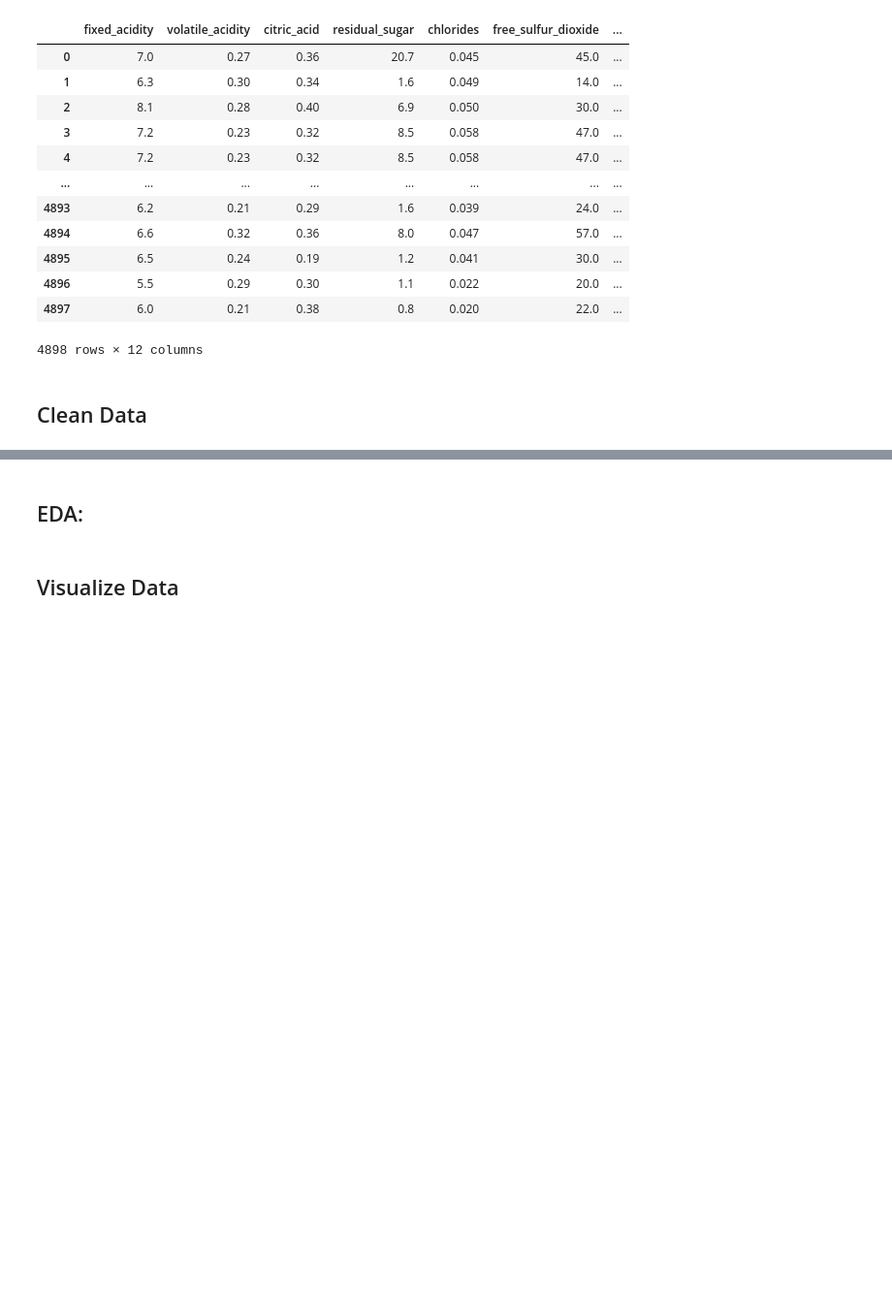
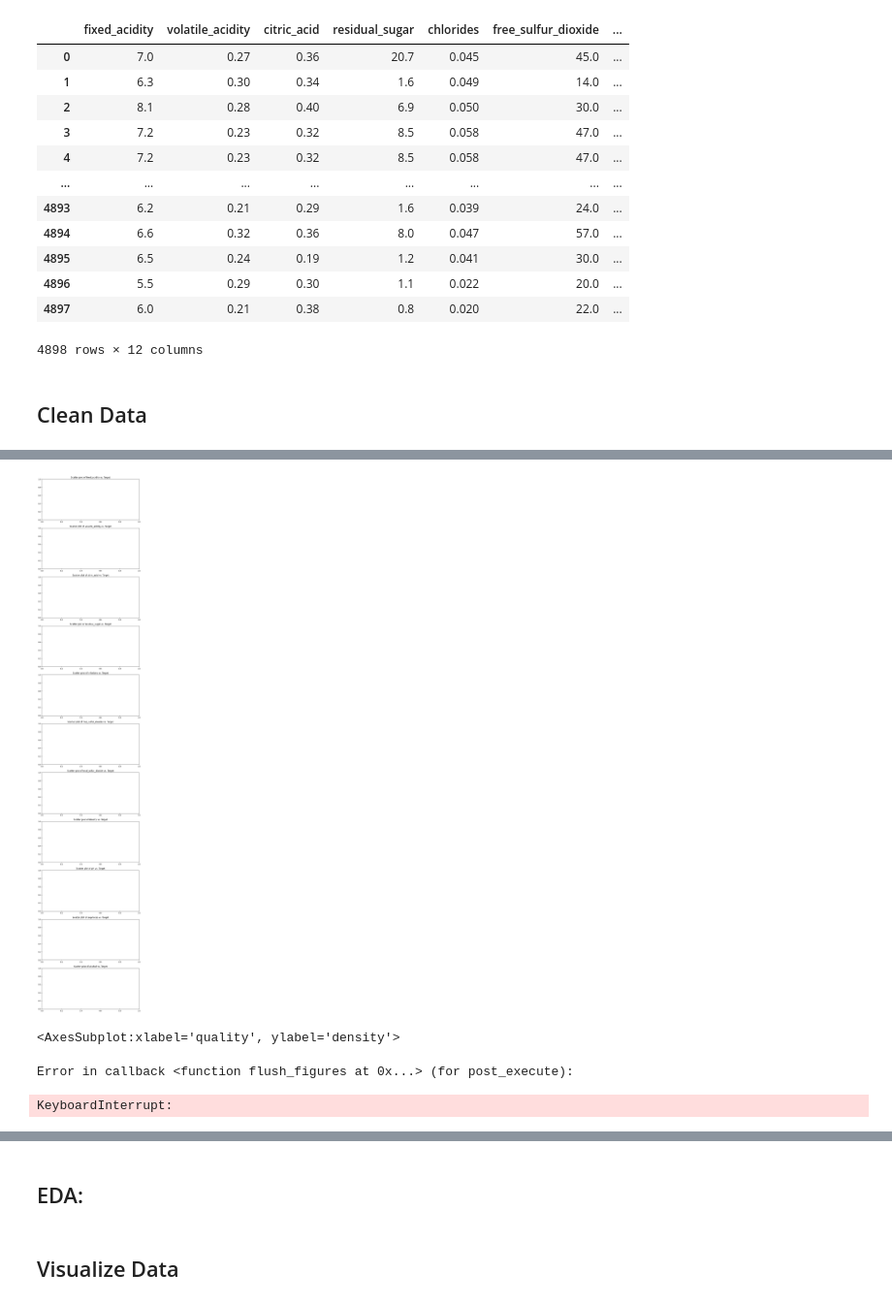
Before and after one commit to ZofiaSamsel/Wine_quality, a Jupyter notebook: main.ipynb, the cells around one changed output, grey strips where cells are left out. Shown at 97% size. Saved outputs shown, nothing was run; the diff lists cells and outputs as text; code cells hidden in the pictures; blank space fills up the shorter version.

```diff
--- a/main.ipynb
+++ b/main.ipynb
@@ -110,0 +125,28 @@ dtype: bool
+# %%
+#scatterplots
+import seaborn as sns
+# Assuming 'df' is your DataFrame and 'target' is the name of your target column
+
+# Select only the numerical feature columns, excluding the target
+feature_columns = df_wine_quality_features.columns
+
+# Set up the matplotlib figure
+fig, axs = plt.subplots(len(feature_columns), figsize=(10, 5*len(feature_columns)))
+
+# Create a scatter plot for each feature column against the target
+for i, col in enumerate(feature_columns):
+    #df_wine_quality.plot(kind='scatter', y=col, x='quality', ax=axs[i])
+    #sns.swarmplot(data = df_wine_quality, x = 'quality', y= col, ax=axs[i] )
+    axs[i].set_title(f'Scatter plot of {col} vs. Target')
+
+# Adjust the layout and show the plot
+#plt.tight_layout()
+plt.show()
+# %% [output]
+[figure, added]
+# %%
+sns.swarmplot(data = df_wine_quality, x = 'quality', y= 'density')
+# %% [output]
+<AxesSubplot:xlabel='quality', ylabel='density'>
+Error in callback <function flush_figures at 0x...> (for post_execute):
+KeyboardInterrupt:
```
Also changed, not shown: parts of 11 cells of this notebook.
